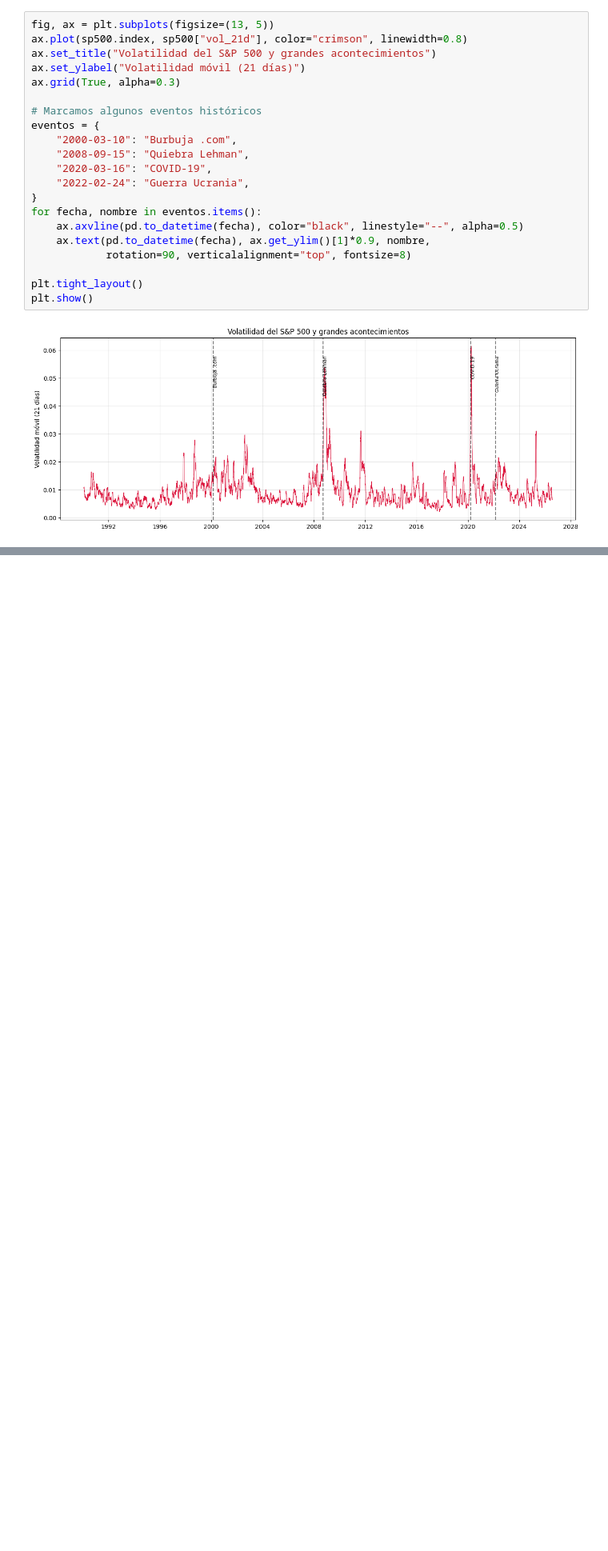
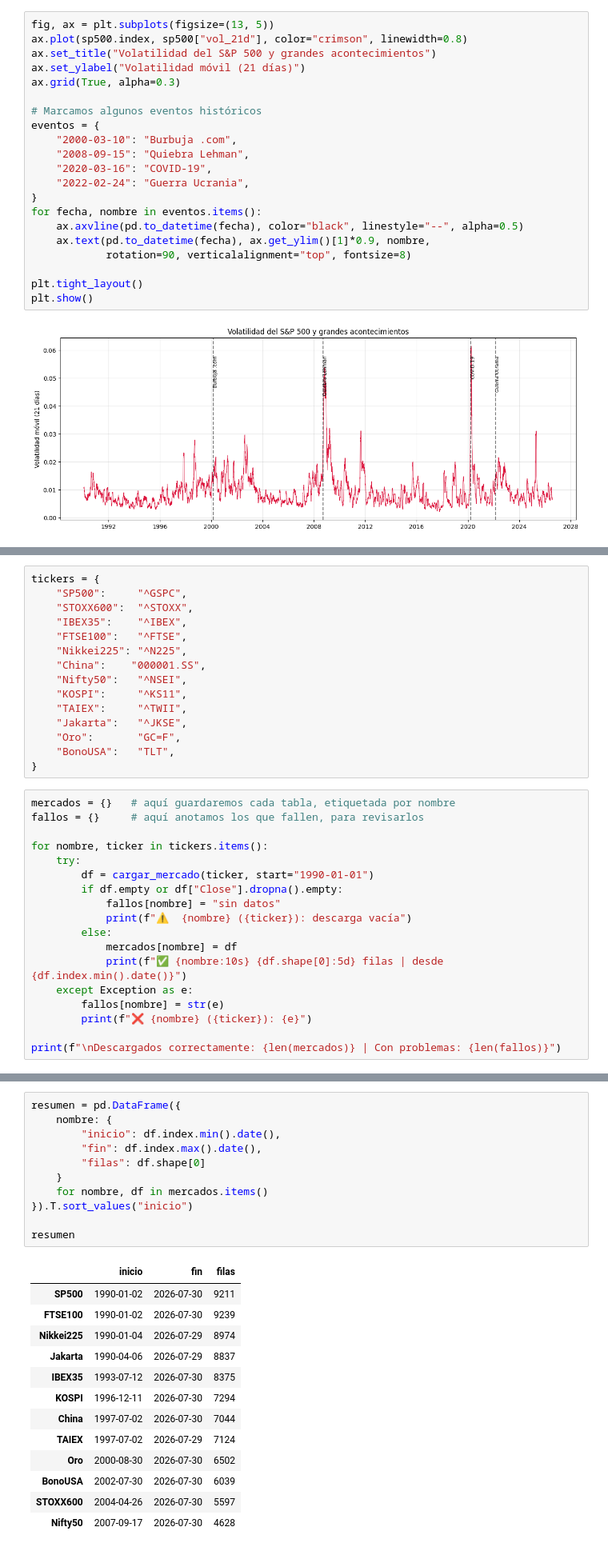
Before and after one commit to cristiangaymartin/tfm-estados-mercado, a Jupyter notebook: notebooks/01_ingesta.ipynb, the cells around one changed output, grey strips where cells are left out. Shown at 80% size. Saved outputs shown, nothing was run; the diff lists cells and outputs as text; blank space fills up the shorter version.

Commit message:
Añade descarga multi-mercado y resuelve el ticker de China.

```diff
--- a/notebooks/01_ingesta.ipynb
+++ b/notebooks/01_ingesta.ipynb
@@ -190,0 +243,33 @@ plt.show()
+# %%
+tickers = {
+    "SP500":     "^GSPC",
+    "STOXX600":  "^STOXX",
+    "IBEX35":    "^IBEX",
+    "FTSE100":   "^FTSE",
+    "Nikkei225": "^N225",
+    "China":    "000001.SS",
+    "Nifty50":   "^NSEI",
+    "KOSPI":     "^KS11",
+    "TAIEX":     "^TWII",
+    "Jakarta":   "^JKSE",
+    "Oro":       "GC=F",
+    "BonoUSA":   "TLT",
+}
+# %%
+mercados = {}   # aquí guardaremos cada tabla, etiquetada por nombre
+fallos = {}     # aquí anotamos los que fallen, para revisarlos
+
+for nombre, ticker in tickers.items():
+    try:
+        df = cargar_mercado(ticker, start="1990-01-01")
+        if df.empty or df["Close"].dropna().empty:
+            fallos[nombre] = "sin datos"
+            print(f"⚠️  {nombre} ({ticker}): descarga vacía")
+        else:
+            mercados[nombre] = df
+            print(f"✅ {nombre:10s} {df.shape[0]:5d} filas | desde {df.index.min().date()}")
+    except Exception as e:
+        fallos[nombre] = str(e)
+        print(f"❌ {nombre} ({ticker}): {e}")
+
+print(f"\nDescargados correctamente: {len(mercados)} | Con problemas: {len(fallos)}")
@@ -190,0 +291,25 @@ plt.show()
+# %%
+resumen = pd.DataFrame({
+    nombre: {
+        "inicio": df.index.min().date(),
+        "fin": df.index.max().date(),
+        "filas": df.shape[0]
+    }
+    for nombre, df in mercados.items()
+}).T.sort_values("inicio")
+
+resumen
+# %% [output]
+|  | inicio | fin | filas |
+| SP500 | 1990-01-02 | 2026-07-30 | 9211 |
+| FTSE100 | 1990-01-02 | 2026-07-30 | 9239 |
+| Nikkei225 | 1990-01-04 | 2026-07-29 | 8974 |
+| Jakarta | 1990-04-06 | 2026-07-29 | 8837 |
+| IBEX35 | 1993-07-12 | 2026-07-30 | 8375 |
+| KOSPI | 1996-12-11 | 2026-07-30 | 7294 |
+| China | 1997-07-02 | 2026-07-30 | 7044 |
+| TAIEX | 1997-07-02 | 2026-07-29 | 7124 |
+| Oro | 2000-08-30 | 2026-07-30 | 6502 |
+| BonoUSA | 2002-07-30 | 2026-07-30 | 6039 |
+| STOXX600 | 2004-04-26 | 2026-07-30 | 5597 |
+| Nifty50 | 2007-09-17 | 2026-07-30 | 4628 |
```
Also changed, not shown: parts of 12 cells of this notebook.
